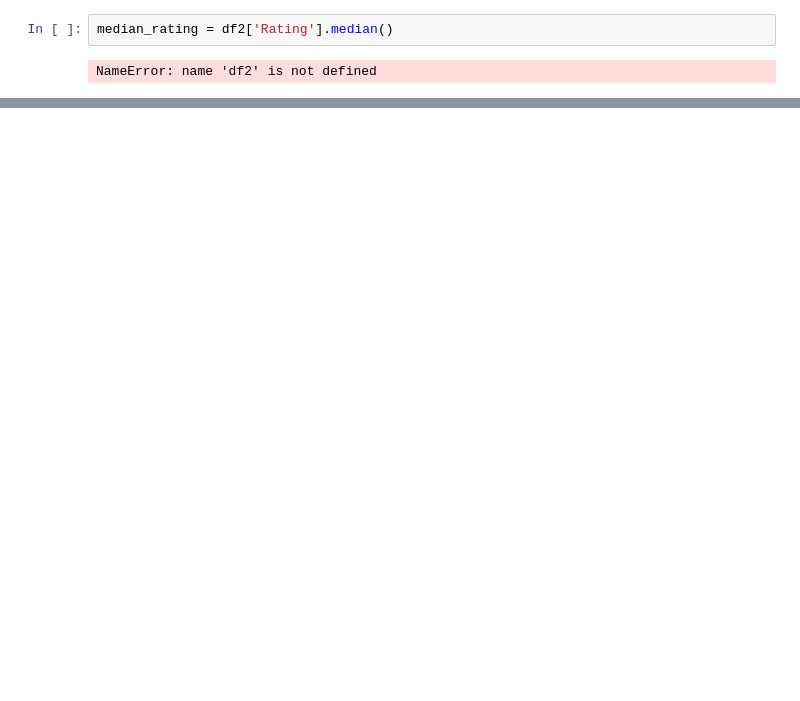
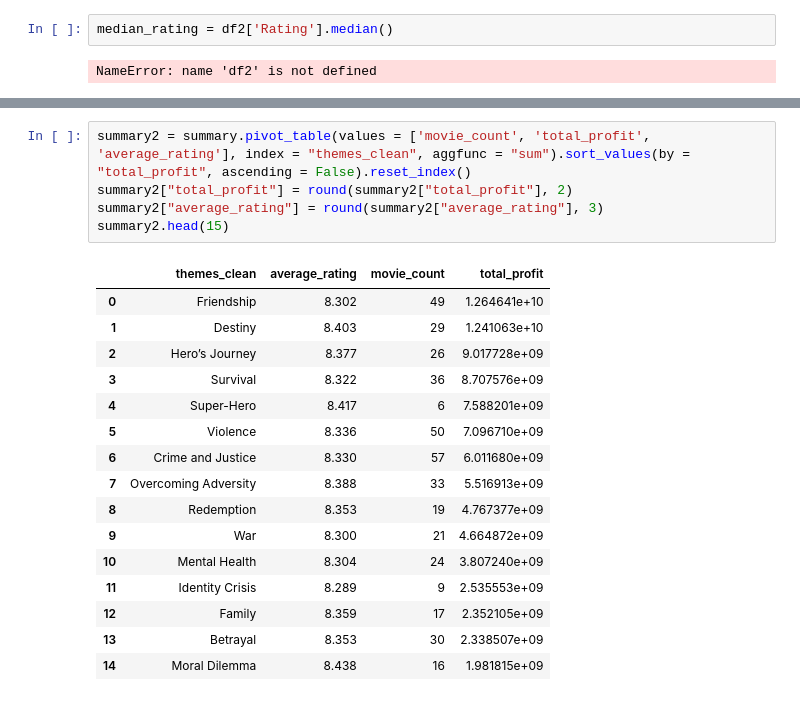
Before and after one commit to h31tor/imdb, a Jupyter notebook: IMDB2.ipynb, the cells around one changed output, grey strips where cells are left out. Saved outputs shown, nothing was run; the diff lists cells and outputs as text; blank space fills up the shorter version.

```diff
--- a/IMDB2.ipynb
+++ b/IMDB2.ipynb
@@ -1020,0 +1039,22 @@ NameError: name 'df2' is not defined
+# %%
+summary2 = summary.pivot_table(values = ['movie_count', 'total_profit', 'average_rating'], index = "themes_clean", aggfunc = "sum").sort_values(by = "total_profit", ascending = False).reset_index()
+summary2["total_profit"] = round(summary2["total_profit"], 2)
+summary2["average_rating"] = round(summary2["average_rating"], 3)
+summary2.head(15)
+# %% [output]
+|  | themes_clean | average_rating | movie_count | total_profit |
+| 0 | Friendship | 8.302 | 49 | 1.264641e+10 |
+| 1 | Destiny | 8.403 | 29 | 1.241063e+10 |
+| 2 | Hero’s Journey | 8.377 | 26 | 9.017728e+09 |
+| 3 | Survival | 8.322 | 36 | 8.707576e+09 |
+| 4 | Super-Hero | 8.417 | 6 | 7.588201e+09 |
+| 5 | Violence | 8.336 | 50 | 7.096710e+09 |
+| 6 | Crime and Justice | 8.330 | 57 | 6.011680e+09 |
+| 7 | Overcoming Adversity | 8.388 | 33 | 5.516913e+09 |
+| 8 | Redemption | 8.353 | 19 | 4.767377e+09 |
+| 9 | War | 8.300 | 21 | 4.664872e+09 |
+| 10 | Mental Health | 8.304 | 24 | 3.807240e+09 |
+| 11 | Identity Crisis | 8.289 | 9 | 2.535553e+09 |
+| 12 | Family | 8.359 | 17 | 2.352105e+09 |
+| 13 | Betrayal | 8.353 | 30 | 2.338507e+09 |
+| 14 | Moral Dilemma | 8.438 | 16 | 1.981815e+09 |
```
Also changed, not shown: parts of 3 cells of this notebook.
